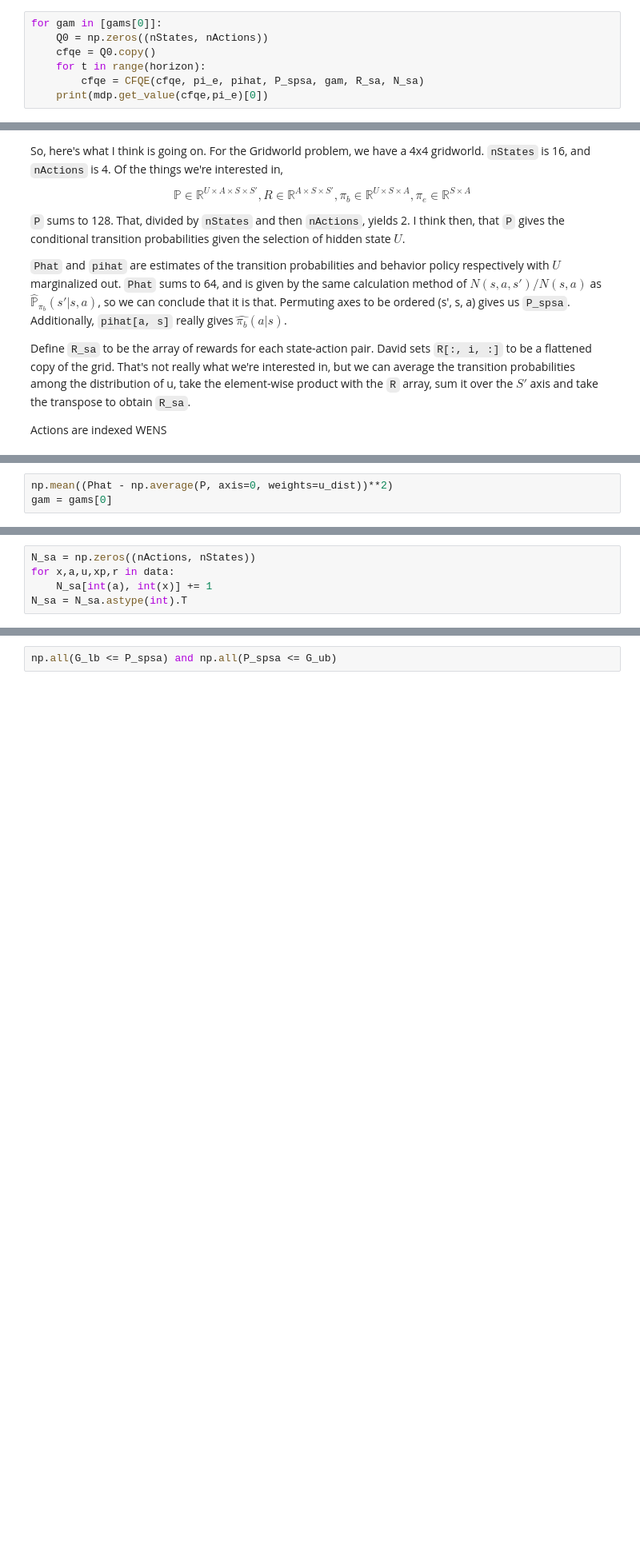
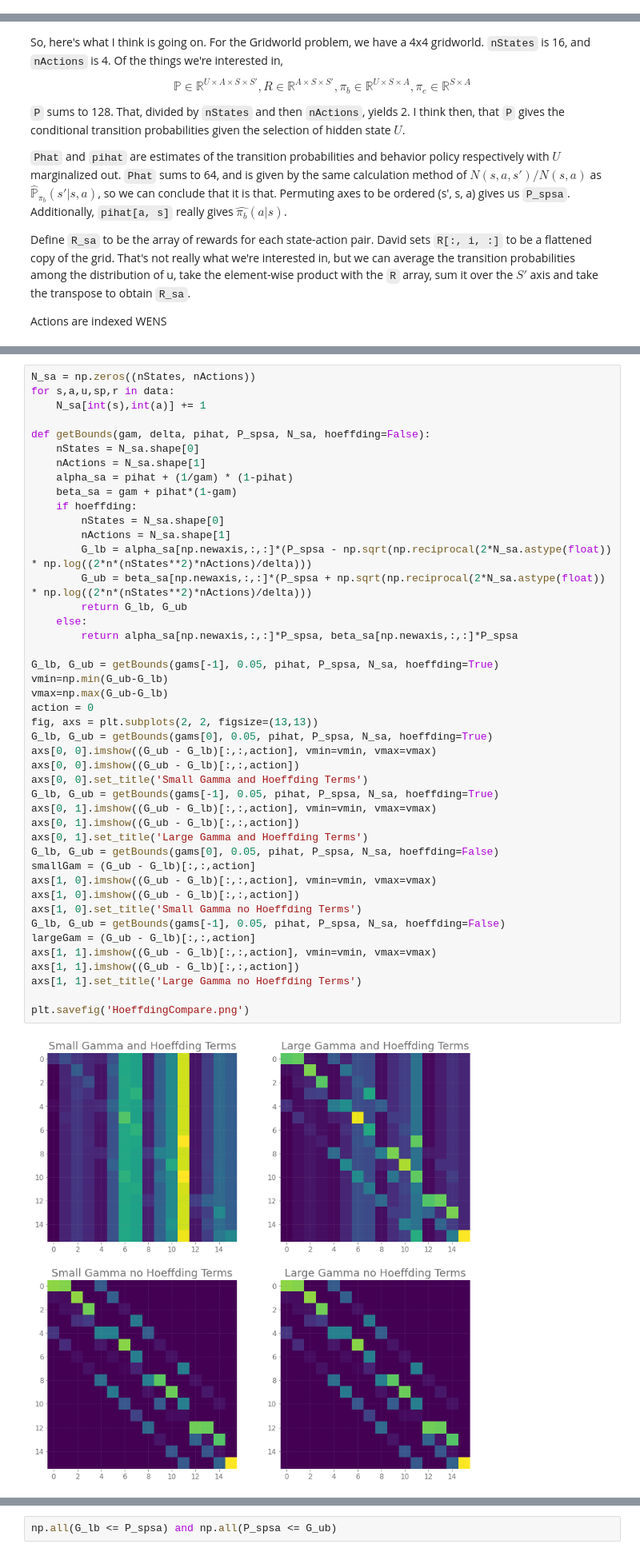
Before and after one commit to hetankevin/off-policy, a Jupyter notebook: camera_ready_figure_1.ipynb, the cells around one changed output, grey strips where cells are left out. Shown at 80% size. Cells and saved outputs as stored; diff of their text form; blank space fills up the shorter version.

```diff
--- a/camera_ready_figure_1.ipynb
+++ b/camera_ready_figure_1.ipynb
@@ -155,7 +73,0 @@ for i,gam in enumerate([gams[0]]):
-# %%
-for gam in [gams[0]]:
-    Q0 = np.zeros((nStates, nActions))
-    cfqe = Q0.copy()
-    for t in range(horizon):
-        cfqe = CFQE(cfqe, pi_e, pihat, P_spsa, gam, R_sa, N_sa)
-    print(mdp.get_value(cfqe,pi_e)[0])
@@ -356,3 +277,0 @@ array([[-0.01   , -0.01   , -0.01   , -0.01   ],
-# %%
-np.mean((Phat - np.average(P, axis=0, weights=u_dist))**2)
-gam = gams[0]
@@ -362,5 +277,0 @@ n = data.shape[0]
-# %%
-N_sa = np.zeros((nActions, nStates))
-for x,a,u,xp,r in data:
-    N_sa[int(a), int(x)] += 1
-N_sa = N_sa.astype(int).T
@@ -369 +278,47 @@ delta = 0.05
+# %%
+N_sa = np.zeros((nStates, nActions))
+for s,a,u,sp,r in data:
+    N_sa[int(s),int(a)] += 1
+
+def getBounds(gam, delta, pihat, P_spsa, N_sa, hoeffding=False):
+    nStates = N_sa.shape[0]
+    nActions = N_sa.shape[1]
+    alpha_sa = pihat + (1/gam) * (1-pihat)
+    beta_sa = gam + pihat*(1-gam)
+    if hoeffding:
+        nStates = N_sa.shape[0]
+        nActions = N_sa.shape[1]
+        G_lb = alpha_sa[np.newaxis,:,:]*(P_spsa - np.sqrt(np.reciprocal(2*N_sa.astype(float)) * np.log((2*n*(nStates**2)*nActions)/delta)))
+        G_ub = beta_sa[np.newaxis,:,:]*(P_spsa + np.sqrt(np.reciprocal(2*N_sa.astype(float)) * np.log((2*n*(nStates**2)*nActions)/delta)))
+        return G_lb, G_ub
+    else:
+        return alpha_sa[np.newaxis,:,:]*P_spsa, beta_sa[np.newaxis,:,:]*P_spsa
+
+G_lb, G_ub = getBounds(gams[-1], 0.05, pihat, P_spsa, N_sa, hoeffding=True)
+vmin=np.min(G_ub-G_lb)
+vmax=np.max(G_ub-G_lb)
+action = 0
+fig, axs = plt.subplots(2, 2, figsize=(13,13))
+G_lb, G_ub = getBounds(gams[0], 0.05, pihat, P_spsa, N_sa, hoeffding=True)
+axs[0, 0].imshow((G_ub - G_lb)[:,:,action], vmin=vmin, vmax=vmax)
+axs[0, 0].imshow((G_ub - G_lb)[:,:,action])
+axs[0, 0].set_title('Small Gamma and Hoeffding Terms')
+G_lb, G_ub = getBounds(gams[-1], 0.05, pihat, P_spsa, N_sa, hoeffding=True)
+axs[0, 1].imshow((G_ub - G_lb)[:,:,action], vmin=vmin, vmax=vmax)
+axs[0, 1].imshow((G_ub - G_lb)[:,:,action])
+axs[0, 1].set_title('Large Gamma and Hoeffding Terms')
+G_lb, G_ub = getBounds(gams[0], 0.05, pihat, P_spsa, N_sa, hoeffding=False)
+smallGam = (G_ub - G_lb)[:,:,action]
+axs[1, 0].imshow((G_ub - G_lb)[:,:,action], vmin=vmin, vmax=vmax)
+axs[1, 0].imshow((G_ub - G_lb)[:,:,action])
+axs[1, 0].set_title('Small Gamma no Hoeffding Terms')
+G_lb, G_ub = getBounds(gams[-1], 0.05, pihat, P_spsa, N_sa, hoeffding=False)
+largeGam = (G_ub - G_lb)[:,:,action]
+axs[1, 1].imshow((G_ub - G_lb)[:,:,action], vmin=vmin, vmax=vmax)
+axs[1, 1].imshow((G_ub - G_lb)[:,:,action])
+axs[1, 1].set_title('Large Gamma no Hoeffding Terms')
+
+plt.savefig('HoeffdingCompare.png')
+# %% [output]
+[figure, added]
 # %%
```
Also changed, not shown: parts of 28 cells of this notebook, 2 other files.
